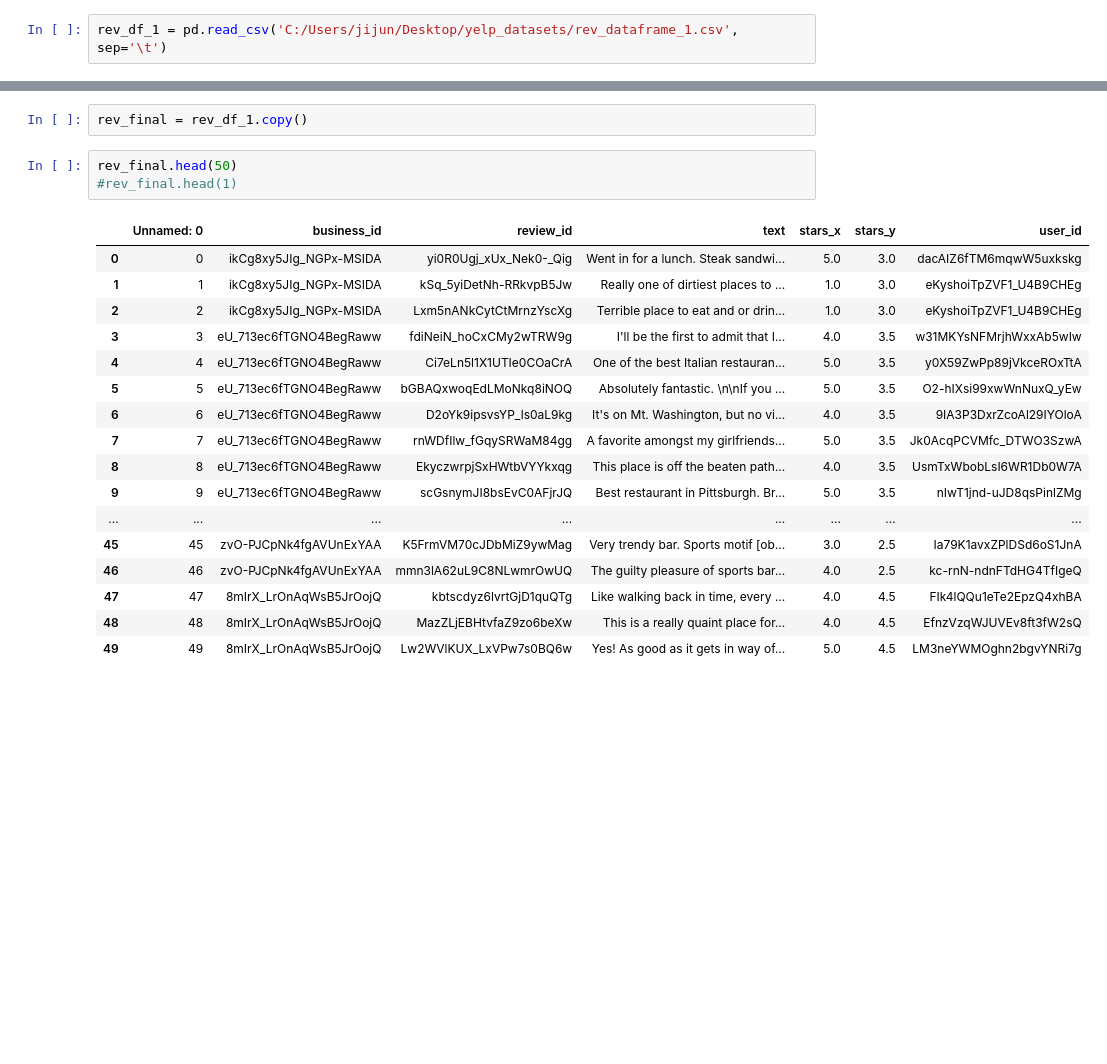
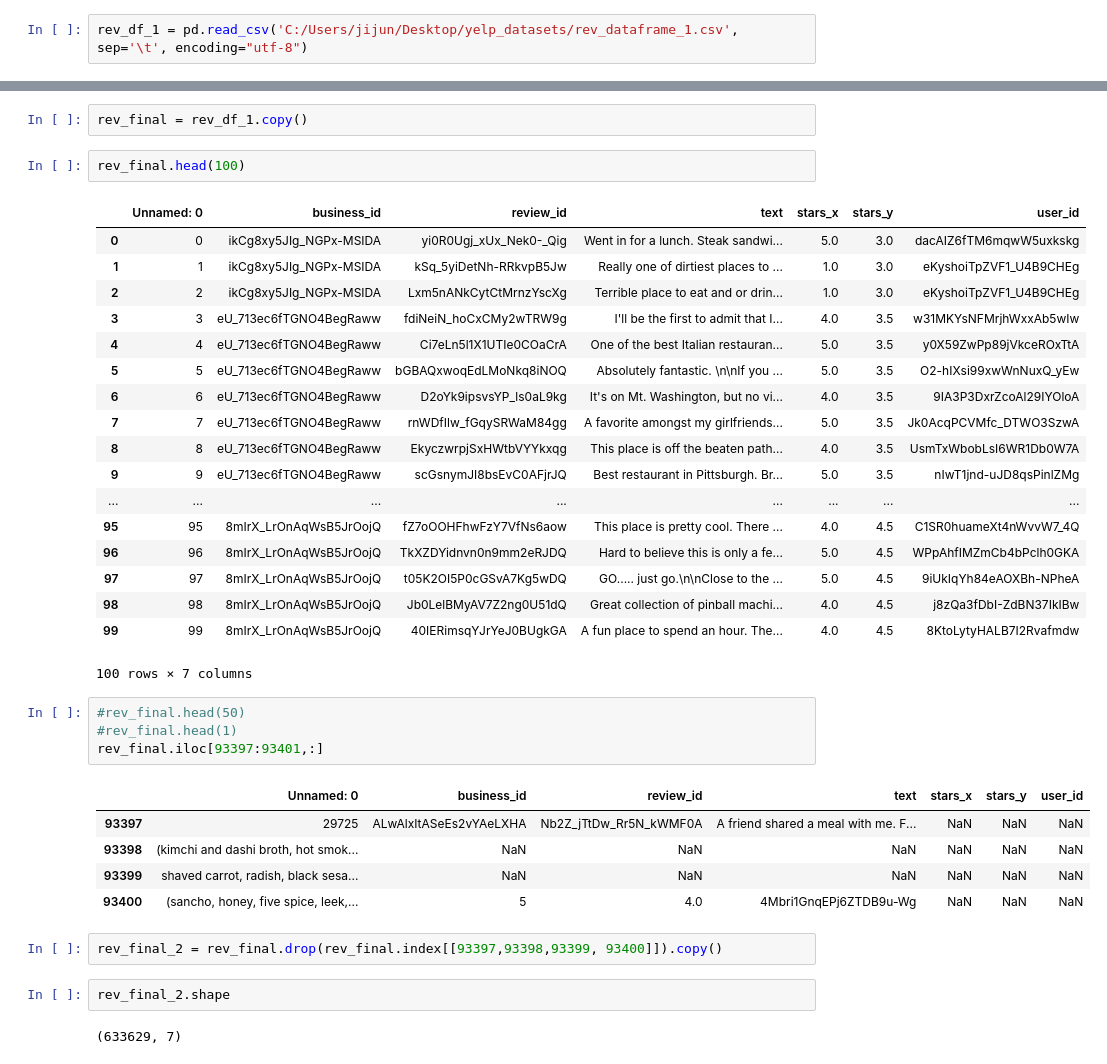
Before and after one commit to linmapitt/Springboard, a Jupyter notebook: CapStone_Project_2/Cap2_Review_Analysis.ipynb, the cells around one changed output, grey strips where cells are left out. Drawn from its saved outputs; the diff is of its cells as text; blank space fills up the shorter version.

```diff
--- a/CapStone_Project_2/Cap2_Review_Analysis.ipynb
+++ b/CapStone_Project_2/Cap2_Review_Analysis.ipynb
@@ -1,7 +1,7 @@
 # %%
 import pandas as pd
 # %%
-rev_df_1 = pd.read_csv('C:/Users/jijun/Desktop/yelp_datasets/rev_dataframe_1.csv', sep='\t')
+rev_df_1 = pd.read_csv('C:/Users/jijun/Desktop/yelp_datasets/rev_dataframe_1.csv', sep='\t', encoding="utf-8")
 # %%
 rev_df_1.shape
 #res_df_1.head()
@@ -21,25 +21,41 @@ rev_df_3.shape
 (634285, 7)
 # %%
 rev_final = rev_df_1.copy()
+# %%
+rev_final.head(100)
+# %% [output]
+|  | Unnamed: 0 | business_id | review_id | text | stars_x | stars_y | user_id |
+| 0 | 0 | ikCg8xy5JIg_NGPx-MSIDA | yi0R0Ugj_xUx_Nek0-_Qig | Went in for a lunch. Steak sandwi... | 5.0 | 3.0 | dacAIZ6fTM6mqwW5uxkskg |
+| 1 | 1 | ikCg8xy5JIg_NGPx-MSIDA | kSq_5yiDetNh-RRkvpB5Jw | Really one of dirtiest places to ... | 1.0 | 3.0 | eKyshoiTpZVF1_U4B9CHEg |
+| 2 | 2 | ikCg8xy5JIg_NGPx-MSIDA | Lxm5nANkCytCtMrnzYscXg | Terrible place to eat and or drin... | 1.0 | 3.0 | eKyshoiTpZVF1_U4B9CHEg |
+| 3 | 3 | eU_713ec6fTGNO4BegRaww | fdiNeiN_hoCxCMy2wTRW9g | I'll be the first to admit that I... | 4.0 | 3.5 | w31MKYsNFMrjhWxxAb5wIw |
+| 4 | 4 | eU_713ec6fTGNO4BegRaww | Ci7eLn5l1X1UTIe0COaCrA | One of the best Italian restauran... | 5.0 | 3.5 | y0X59ZwPp89jVkceROxTtA |
+| 5 | 5 | eU_713ec6fTGNO4BegRaww | bGBAQxwoqEdLMoNkq8iNOQ | Absolutely fantastic. \n\nIf you ... | 5.0 | 3.5 | O2-hIXsi99xwWnNuxQ_yEw |
+| 6 | 6 | eU_713ec6fTGNO4BegRaww | D2oYk9ipsvsYP_ls0aL9kg | It's on Mt. Washington, but no vi... | 4.0 | 3.5 | 9IA3P3DxrZcoAl29IYOloA |
+| 7 | 7 | eU_713ec6fTGNO4BegRaww | rnWDfIlw_fGqySRWaM84gg | A favorite amongst my girlfriends... | 5.0 | 3.5 | Jk0AcqPCVMfc_DTWO3SzwA |
+| 8 | 8 | eU_713ec6fTGNO4BegRaww | EkyczwrpjSxHWtbVYYkxqg | This place is off the beaten path... | 4.0 | 3.5 | UsmTxWbobLsI6WR1Db0W7A |
+| 9 | 9 | eU_713ec6fTGNO4BegRaww | scGsnymJI8bsEvC0AFjrJQ | Best restaurant in Pittsburgh. Br... | 5.0 | 3.5 | nIwT1jnd-uJD8qsPinlZMg |
+| ... | ... | ... | ... | ... | ... | ... | ... |
+| 95 | 95 | 8mIrX_LrOnAqWsB5JrOojQ | fZ7oOOHFhwFzY7VfNs6aow | This place is pretty cool. There ... | 4.0 | 4.5 | C1SR0huameXt4nWvvW7_4Q |
+| 96 | 96 | 8mIrX_LrOnAqWsB5JrOojQ | TkXZDYidnvn0n9mm2eRJDQ | Hard to believe this is only a fe... | 5.0 | 4.5 | WPpAhfIMZmCb4bPclh0GKA |
+| 97 | 97 | 8mIrX_LrOnAqWsB5JrOojQ | t05K2OI5P0cGSvA7Kg5wDQ | GO..... just go.\n\nClose to the ... | 5.0 | 4.5 | 9iUkIqYh84eAOXBh-NPheA |
+| 98 | 98 | 8mIrX_LrOnAqWsB5JrOojQ | Jb0LelBMyAV7Z2ng0U51dQ | Great collection of pinball machi... | 4.0 | 4.5 | j8zQa3fDbI-ZdBN37IkIBw |
+| 99 | 99 | 8mIrX_LrOnAqWsB5JrOojQ | 40IERimsqYJrYeJ0BUgkGA | A fun place to spend an hour. The... | 4.0 | 4.5 | 8KtoLytyHALB7I2Rvafmdw |
+100 rows × 7 columns
 # %%
-rev_final.head(50)
+#rev_final.head(50)
 #rev_final.head(1)
+rev_final.iloc[93397:93401,:]
 # %% [output]
 |  | Unnamed: 0 | business_id | review_id | text | stars_x | stars_y | user_id |
-| 0 | 0 | ikCg8xy5JIg_NGPx-MSIDA | yi0R0Ugj_xUx_Nek0-_Qig | Went in for a lunch. Steak sandwi... | 5.0 | 3.0 | dacAIZ6fTM6mqwW5uxkskg |
-| 1 | 1 | ikCg8xy5JIg_NGPx-MSIDA | kSq_5yiDetNh-RRkvpB5Jw | Really one of dirtiest places to ... | 1.0 | 3.0 | eKyshoiTpZVF1_U4B9CHEg |
-| 2 | 2 | ikCg8xy5JIg_NGPx-MSIDA | Lxm5nANkCytCtMrnzYscXg | Terrible place to eat and or drin... | 1.0 | 3.0 | eKyshoiTpZVF1_U4B9CHEg |
-| 3 | 3 | eU_713ec6fTGNO4BegRaww | fdiNeiN_hoCxCMy2wTRW9g | I'll be the first to admit that I... | 4.0 | 3.5 | w31MKYsNFMrjhWxxAb5wIw |
-| 4 | 4 | eU_713ec6fTGNO4BegRaww | Ci7eLn5l1X1UTIe0COaCrA | One of the best Italian restauran... | 5.0 | 3.5 | y0X59ZwPp89jVkceROxTtA |
-| 5 | 5 | eU_713ec6fTGNO4BegRaww | bGBAQxwoqEdLMoNkq8iNOQ | Absolutely fantastic. \n\nIf you ... | 5.0 | 3.5 | O2-hIXsi99xwWnNuxQ_yEw |
-| 6 | 6 | eU_713ec6fTGNO4BegRaww | D2oYk9ipsvsYP_ls0aL9kg | It's on Mt. Washington, but no vi... | 4.0 | 3.5 | 9IA3P3DxrZcoAl29IYOloA |
-| 7 | 7 | eU_713ec6fTGNO4BegRaww | rnWDfIlw_fGqySRWaM84gg | A favorite amongst my girlfriends... | 5.0 | 3.5 | Jk0AcqPCVMfc_DTWO3SzwA |
-| 8 | 8 | eU_713ec6fTGNO4BegRaww | EkyczwrpjSxHWtbVYYkxqg | This place is off the beaten path... | 4.0 | 3.5 | UsmTxWbobLsI6WR1Db0W7A |
-| 9 | 9 | eU_713ec6fTGNO4BegRaww | scGsnymJI8bsEvC0AFjrJQ | Best restaurant in Pittsburgh. Br... | 5.0 | 3.5 | nIwT1jnd-uJD8qsPinlZMg |
-| ... | ... | ... | ... | ... | ... | ... | ... |
-| 45 | 45 | zvO-PJCpNk4fgAVUnExYAA | K5FrmVM70cJDbMiZ9ywMag | Very trendy bar. Sports motif [ob... | 3.0 | 2.5 | Ia79K1avxZPlDSd6oS1JnA |
-| 46 | 46 | zvO-PJCpNk4fgAVUnExYAA | mmn3lA62uL9C8NLwmrOwUQ | The guilty pleasure of sports bar... | 4.0 | 2.5 | kc-rnN-ndnFTdHG4TfIgeQ |
-| 47 | 47 | 8mIrX_LrOnAqWsB5JrOojQ | kbtscdyz6lvrtGjD1quQTg | Like walking back in time, every ... | 4.0 | 4.5 | FIk4lQQu1eTe2EpzQ4xhBA |
-| 48 | 48 | 8mIrX_LrOnAqWsB5JrOojQ | MazZLjEBHtvfaZ9zo6beXw | This is a really quaint place for... | 4.0 | 4.5 | EfnzVzqWJUVEv8ft3fW2sQ |
-| 49 | 49 | 8mIrX_LrOnAqWsB5JrOojQ | Lw2WVlKUX_LxVPw7s0BQ6w | Yes! As good as it gets in way of... | 5.0 | 4.5 | LM3neYWMOghn2bgvYNRi7g |
+| 93397 | 29725 | ALwAlxItASeEs2vYAeLXHA | Nb2Z_jTtDw_Rr5N_kWMF0A | A friend shared a meal with me. F... | NaN | NaN | NaN |
+| 93398 | (kimchi and dashi broth, hot smok... | NaN | NaN | NaN | NaN | NaN | NaN |
+| 93399 | shaved carrot, radish, black sesa... | NaN | NaN | NaN | NaN | NaN | NaN |
+| 93400 | (sancho, honey, five spice, leek,... | 5 | 4.0 | 4Mbri1GnqEPj6ZTDB9u-Wg | NaN | NaN | NaN |
+# %%
+rev_final_2 = rev_final.drop(rev_final.index[[93397,93398,93399, 93400]]).copy()
+# %%
+rev_final_2.shape
+# %% [output]
+(633629, 7)
 # %%
```
Also changed, not shown: parts of 18 cells of this notebook.
